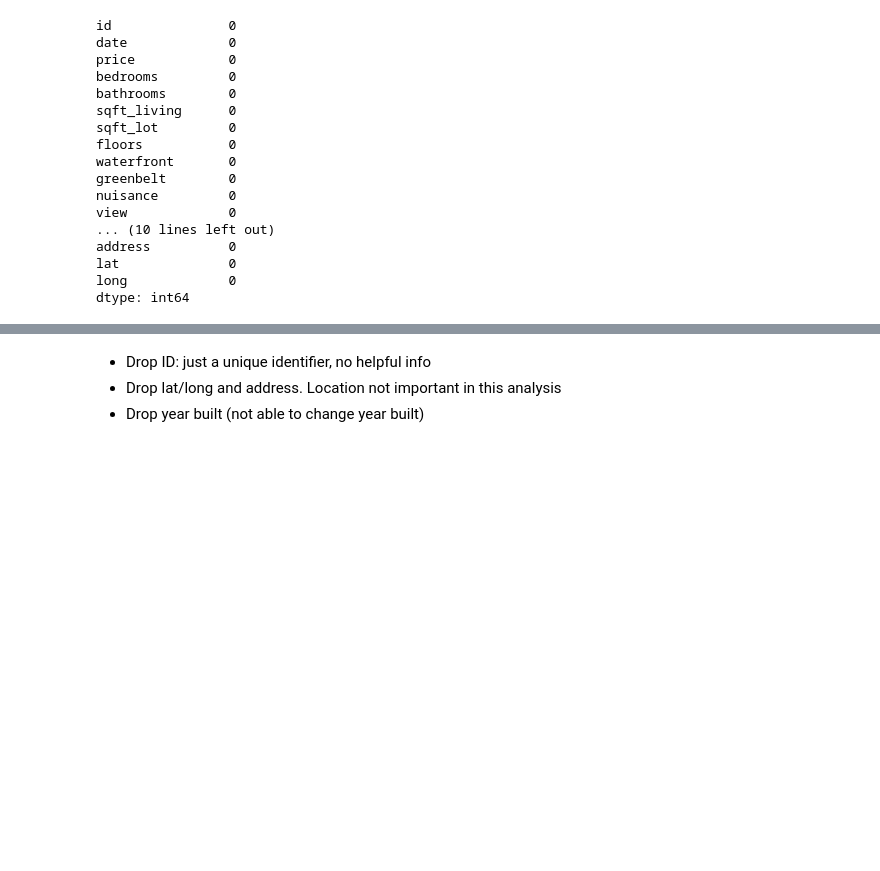
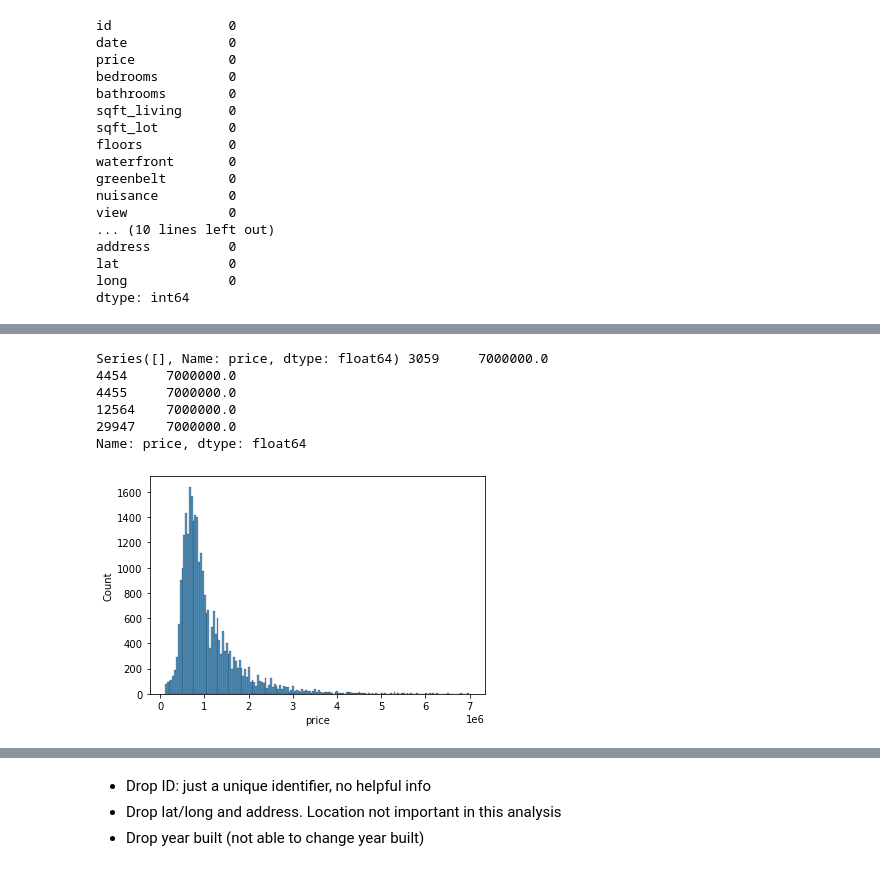
Before and after one commit to mduncan23/King-County-Real-Estate-Analysis, a Jupyter notebook: Jasmine Project Workbook-Copy1.ipynb, the cells around one changed output, grey strips where cells are left out. Saved outputs shown, nothing was run; the diff lists cells and outputs as text; code cells hidden in the pictures; blank space fills up the shorter version.

```diff
--- a/Jasmine Project Workbook-Copy1.ipynb
+++ b/Jasmine Project Workbook-Copy1.ipynb
@@ -78,2 +90,20 @@ dtype: int64
+# %%
+df_no_outliers = df[(df['price'] > np.percentile(df['price'], .3)) & (df['price'] < np.percentile(df['price'], 99.7))]
+# %%
+lower_price_point = df.loc[df['price'] == np.percentile(df['price'], .3)]['price']
+upper_price_point = df.loc[df['price'] == np.percentile(df['price'], 99.7)]['price']
+
+print(lower_price_point, upper_price_point)
+# %% [output]
+Series([], Name: price, dtype: float64) 3059     7000000.0
+4454     7000000.0
+4455     7000000.0
+12564    7000000.0
+29947    7000000.0
+Name: price, dtype: float64
+# %%
+sns.histplot(df_no_outliers['price']);
+# %% [output]
+[figure, added]
 # %%
 df.info()
```
Also changed, not shown: parts of 75 cells of this notebook.
